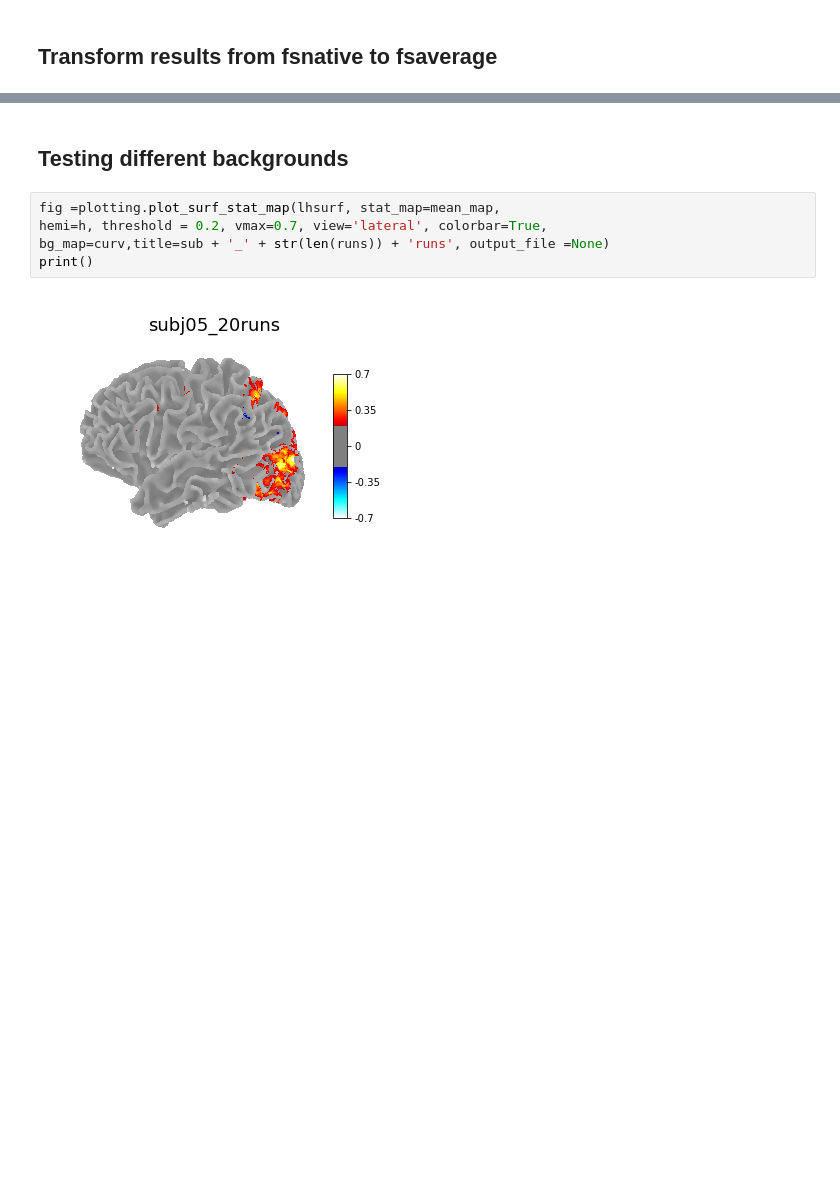
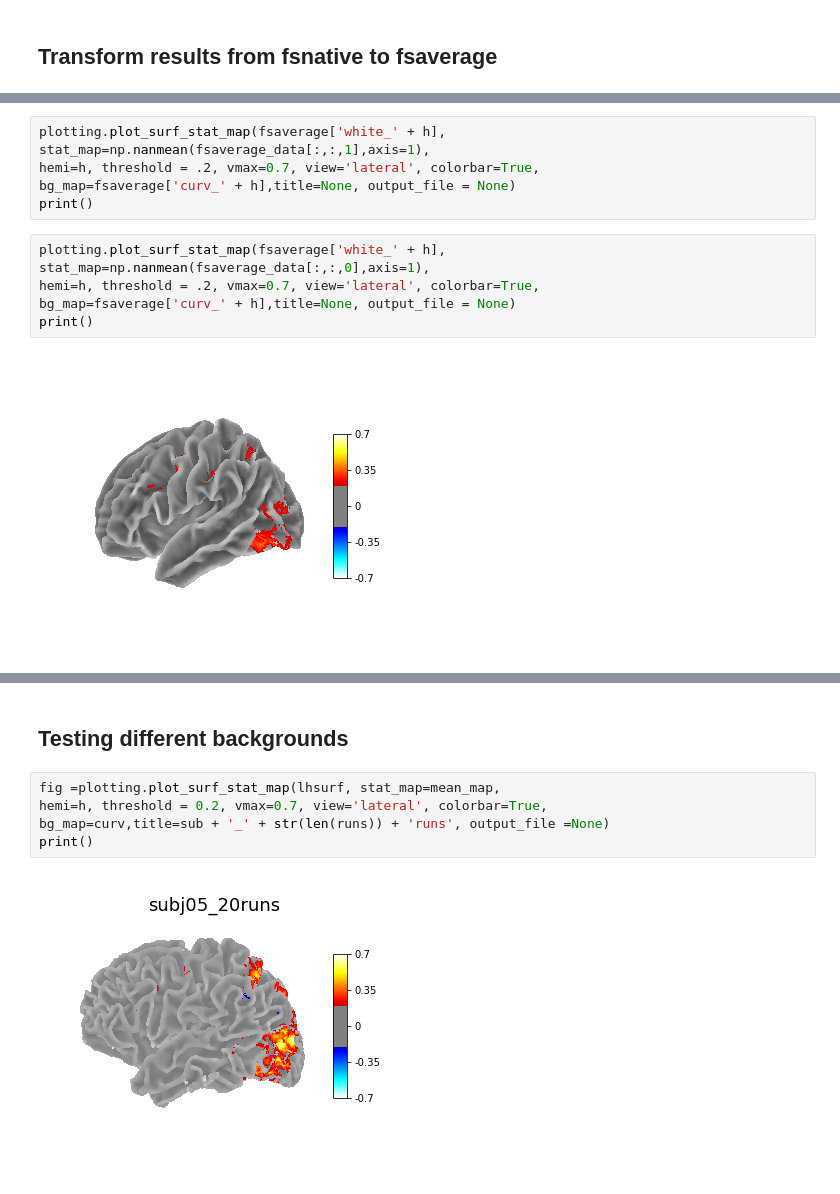
Before and after one commit to yeatmanlab/nilearn_analysis, a Jupyter notebook: notebooks/NSD_group.ipynb, the cells around one changed output, grey strips where cells are left out. Drawn from its saved outputs; the diff is of its cells as text; blank space fills up the shorter version.

```diff
--- a/notebooks/NSD_group.ipynb
+++ b/notebooks/NSD_group.ipynb
@@ -221,0 +293,12 @@ print()
+# %%
+plotting.plot_surf_stat_map(fsaverage['white_' + h], stat_map=np.nanmean(fsaverage_data[:,:,1],axis=1),
+hemi=h, threshold = .2, vmax=0.7, view='lateral', colorbar=True,
+bg_map=fsaverage['curv_' + h],title=None, output_file = None)
+print()
+# %%
+plotting.plot_surf_stat_map(fsaverage['white_' + h], stat_map=np.nanmean(fsaverage_data[:,:,0],axis=1),
+hemi=h, threshold = .2, vmax=0.7, view='lateral', colorbar=True,
+bg_map=fsaverage['curv_' + h],title=None, output_file = None)
+print()
+# %% [output]
+[figure, added]
```
Also changed, not shown: parts of 19 cells of this notebook, 18 other files.
